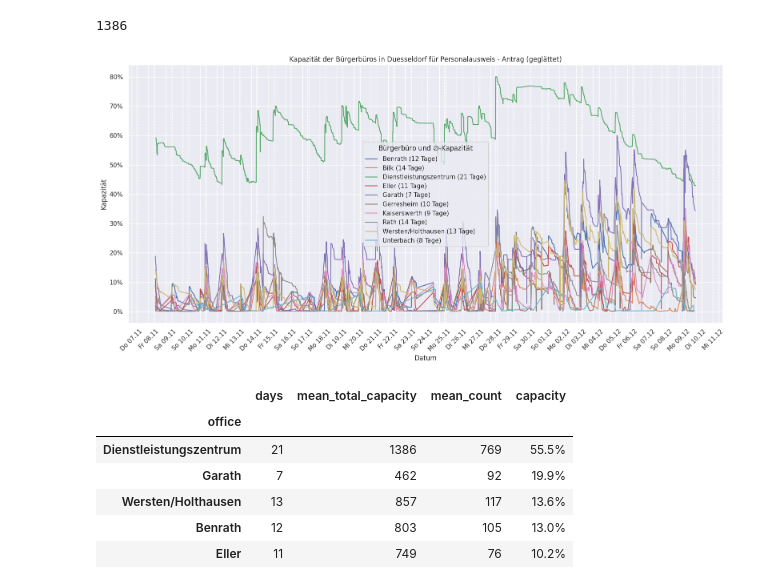
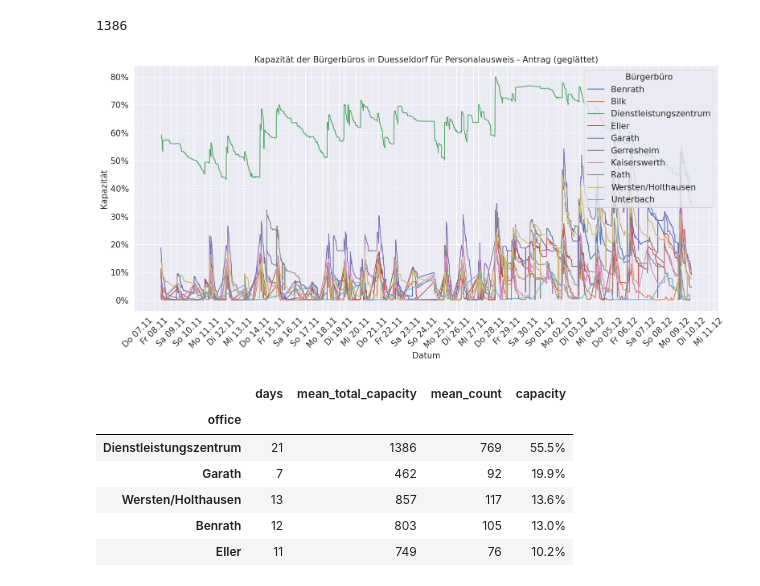
Before and after one commit to davidkempkens/appointment-scraper, a Jupyter notebook: data_analysis.ipynb, the cells around one changed output. Cells and saved outputs as stored; diff of their text form; code cells hidden in the pictures.

```diff
--- a/data_analysis.ipynb
+++ b/data_analysis.ipynb
@@ -373,12 +421,14 @@ dues_nur_dz = tools.create_time_series(
 # dues_nur_dz[dues_nur_dz["delta"] < pd.Timedelta(5, unit="m")]
 # %%
 # duesseldorf ohne Dienstleistungszenrum
+WINDOW = 15
+
 fig, axs = plt.subplots(figsize=(16, 12), nrows=2, ncols=1)
 
 for index, data in enumerate([dues_nur_dz, dues_ohne_dz]):
 
 
-    data["smooth"] = data["count"].rolling(window=15).max()
+    data["smooth"] = data["count"].rolling(window=WINDOW).max()
 
     sns.lineplot(
         data=data,
@@ -393,22 +443,26 @@ for index, data in enumerate([dues_nur_dz, dues_ohne_dz]):
         x="timestamp",
         y="smooth",
         ax=axs[index],
-        label=f"(gleitendes Maximum mit Fenstergröße 15)"
+        label=f"(gleitendes Maximum mit Fenstergröße {WINDOW})",
     )
 
 
     axs[index].xaxis.set_major_locator(mdates.DayLocator())
     axs[index].xaxis.set_major_formatter(mdates.DateFormatter("%a %d.%m"))
-    plt.setp(axs[index].xaxis.get_majorticklabels(), rotation=45)
+    plt.setp(axs[index].xaxis.get_majorticklabels(), rotation=45, fontsize=FONT_SIZE)
+    plt.setp(axs[index].yaxis.get_majorticklabels(), fontsize=FONT_SIZE)
 
     axs[index].xaxis.set_minor_locator(mdates.HourLocator(byhour=[7, 9]))
     axs[index].xaxis.grid(True, which="minor", linestyle="--")
 
     axs[index].set_title(
-        "Anzahl der offenen Termine für Personalausweis - Antrag in Duesseldorf"
+        "Anzahl der offenen Termine für Personalausweis - Antrag in Duesseldorf",
+        fontsize=FONT_SIZE,
     )
-    axs[index].set_xlabel("Datum")
-    axs[index].set_ylabel("Anzahl der offenen Termine")
+    axs[index].set_xlabel("Datum", fontsize=FONT_SIZE)
+    axs[index].set_ylabel("Anzahl der offenen Termine", fontsize=FONT_SIZE)
+
+    axs[index].legend(title="Bürgerbüro", fontsize=FONT_SIZE).set_title("Bürgerbüro", prop={"size": FONT_SIZE})
 
 plt.tight_layout()
 plt.savefig(
@@ -592,45 +646,43 @@ for office in offices:
     count["smooth_count"] = count["count"].rolling(window=15).max()
     count["smooth_capacity"] = count["smooth_count"] / count["total_capacity"]
 
     sns.lineplot(
         data=count,
         x="timestamp",
         y="smooth_capacity" if office == "Dienstleistungszentrum" else "capacity",
         ax=ax,
-        label=f"{office} ({max_days_per_office[office]} Tage)"
+        label=f"{office}"
     )
 
 ax.xaxis.set_major_locator(mdates.DayLocator())
 ax.xaxis.set_major_formatter(mdates.DateFormatter("%a %d.%m"))
-plt.setp(ax.xaxis.get_majorticklabels(), rotation=45)
-
-# # set y axis as percentage
-# vals = ax.get_yticks()
-# ax.set_yticklabels(["{:.0%}".format(x) for x in vals])
+plt.setp(ax.xaxis.get_majorticklabels(), rotation=45, fontsize=FONT_SIZE)
+plt.setp(ax.yaxis.get_majorticklabels(), fontsize=FONT_SIZE)
 
 ax.yaxis.set_major_formatter(PercentFormatter(1))
 
 ax.xaxis.set_minor_locator(mdates.HourLocator(byhour=[7, 9]))
 ax.xaxis.grid(True, which="minor", linestyle="--")
 
 ax.set_title(
-    "Kapazität der Bürgerbüros in Duesseldorf für Personalausweis - Antrag (geglättet)"
+    "Kapazität der Bürgerbüros in Duesseldorf für Personalausweis - Antrag (geglättet)",
+    fontsize=FONT_SIZE,
 )
-ax.set_xlabel("Datum")
-ax.set_ylabel("Kapazität")
+ax.set_xlabel("Datum", fontsize=FONT_SIZE)
+ax.set_ylabel("Kapazität", fontsize=FONT_SIZE)
 
 ax.legend(
-    title="Bürgerbüro und $\\varnothing$-Kapazität",
-)
+    fontsize=FONT_SIZE,
+).set_title("Bürgerbüro", prop={"size": FONT_SIZE})
 
 plt.tight_layout()
 
 plt.savefig(
     f"bachelorarbeit/bilder/kapazitaet_duesseldorf_alle_buergerbueros.png",
 )
 plt.show()
 # %% [output]
-[figure, old version]
+[figure, new version]
 # %%
 count_df = pd.DataFrame()
 
```
Also changed, not shown: parts of 10 cells of this notebook, 1 other file.
